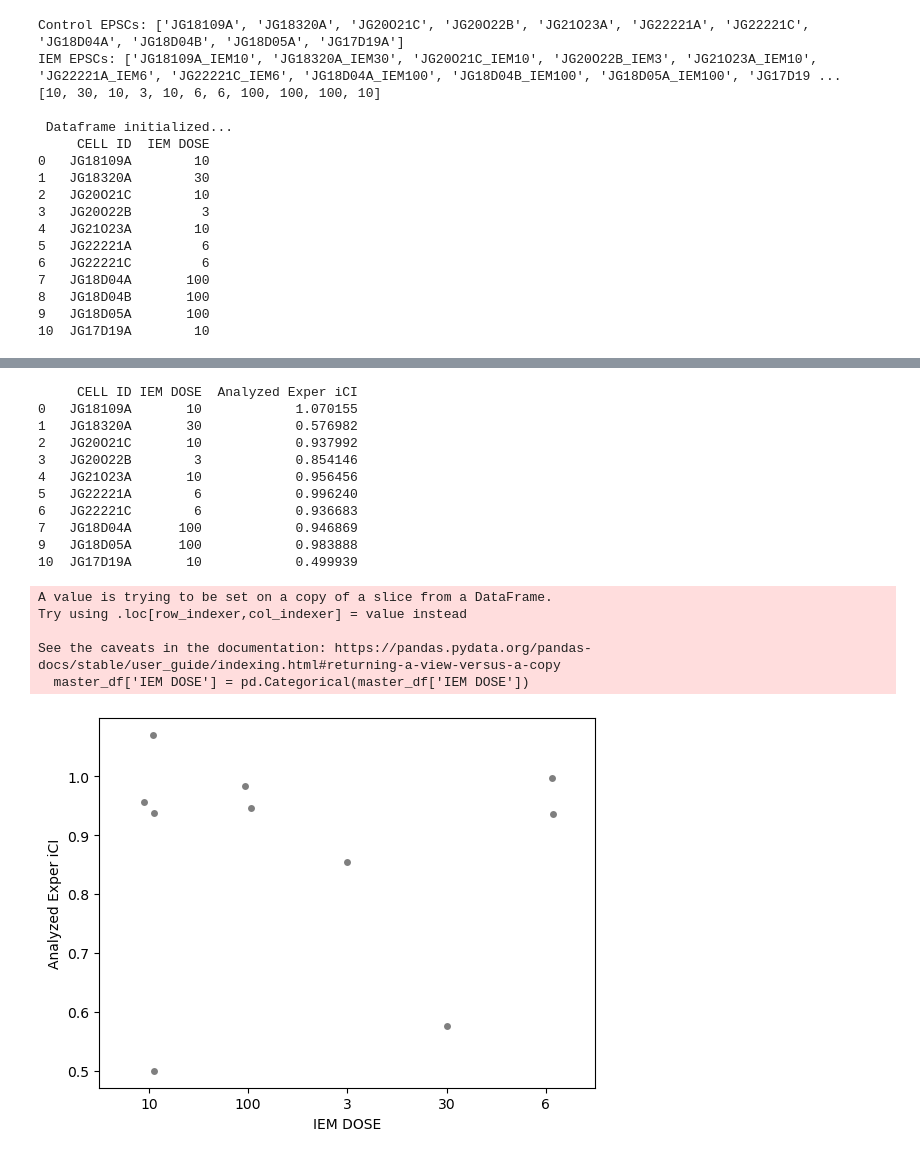
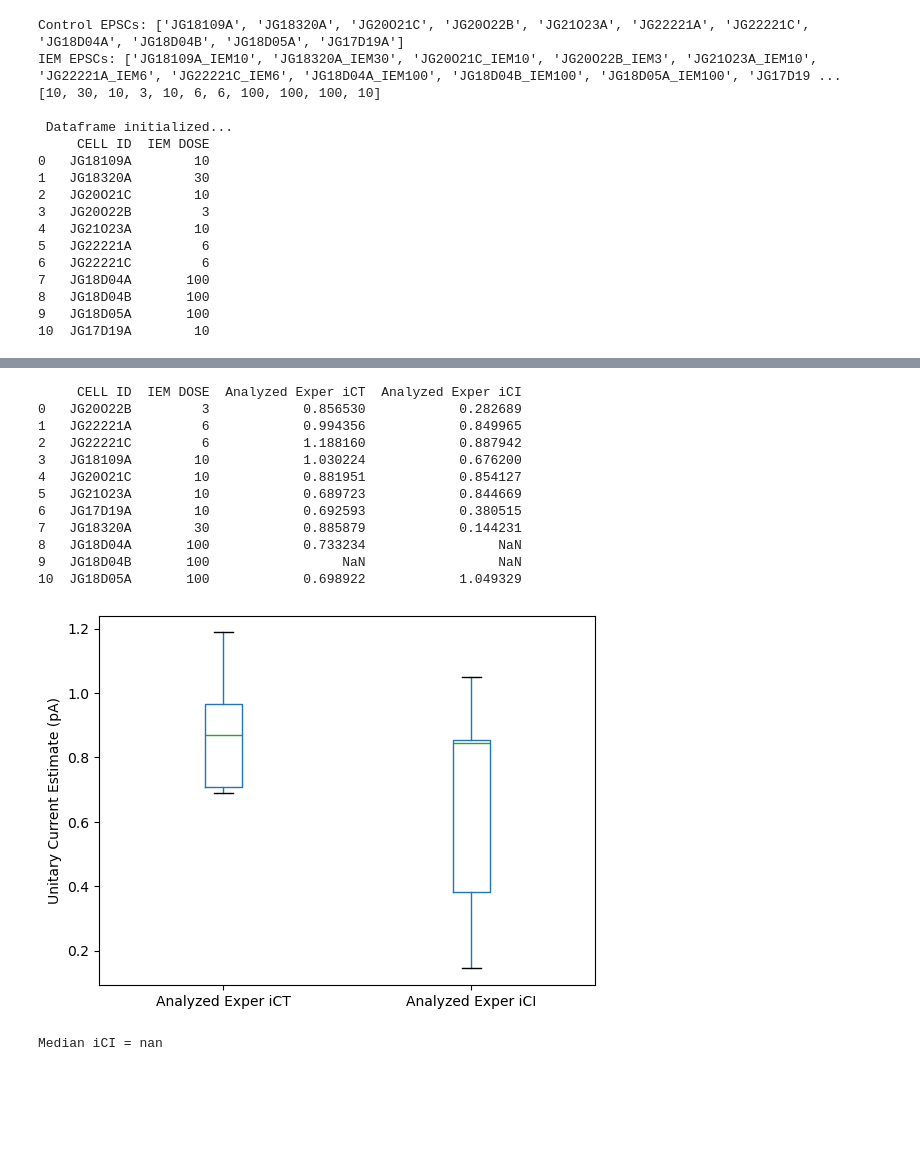
Before and after one commit to jawadmona22/Python-EPSC-NSFA-Pipeline, a Jupyter notebook: Extracting Calcium Permeable Info.ipynb, the cells around one changed output, grey strips where cells are left out. Cells and saved outputs as stored; diff of their text form; code cells hidden in the pictures; blank space fills up the shorter version.

```diff
--- a/Extracting Calcium Permeable Info.ipynb
+++ b/Extracting Calcium Permeable Info.ipynb
@@ -544,6 +484,7 @@ for file_path in excel_files:
 
 
     # Compute rise times
+    print(df)
     rise_times = rise_times_histogram_creator(df, "/", sampling_rate=0.01, plt_show=True)
     print(rise_times)
 
@@ -577,7 +518,7 @@ for file_path in excel_files:
         for i, category in enumerate(bin_categories, start=1):
             # Get columns that fall into this bin
             cols_in_bin = rise_times.index[binned == category]
-            if len(cols_in_bin) > 100:
+            if len(cols_in_bin) > 20:
                 subset = df.loc[:, cols_in_bin]
 
 
@@ -971,7 +796,7 @@ and
 
 '''
 control_path = r'C:\Users\j.mona\Documents\GitHub\Python-EPSC-NSFA-Pipeline\data-files\Control_Experimental_EPSCs_Juan_Jan12.xlsx'
-control_epscs = pd.ExcelFile(control_path) #The last 3 don't have that
+control_epscs = pd.ExcelFile(control_path) #The last 3 don't have that, removed manually
 print(f"Control EPSCs: {control_epscs.sheet_names}")
 
 IEM_path = r'C:\Users\j.mona\Documents\GitHub\Python-EPSC-NSFA-Pipeline\data-files\IEM_Data\IEM_EPSCs_Jan12.xlsx'
@@ -991,6 +816,12 @@ master_df["IEM DOSE"] = IEM_dose_list
 
 print("\n Dataframe initialized...")
 print(master_df)
+
+sorted_master_df = (
+    master_df
+    .sort_values(by="IEM DOSE", ascending=True)
+    .reset_index(drop=True)
+)
 # %% [output]
 Control EPSCs: ['JG18109A', 'JG18320A', 'JG20O21C', 'JG20O22B', 'JG21O23A', 'JG22221A', 'JG22221C', 'JG18D04A', 'JG18D04B', 'JG18D05A', 'JG17D19A']
 IEM EPSCs: ['JG18109A_IEM10', 'JG18320A_IEM30', 'JG20O21C_IEM10', 'JG20O22B_IEM3', 'JG21O23A_IEM10', 'JG22221A_IEM6', 'JG22221C_IEM6', 'JG18D04A_IEM100', 'JG18D04B_IEM100', 'JG18D05A_IEM100', 'JG17D19 ...
@@ -1228,28 +1120,32 @@ Trace shape: (299, 582)
 # %%
 import seaborn as sns
-master_df["Analyzed Exper iCI"] = control_cell_i_list
-master_df = master_df.dropna()
-print(master_df)
 
-master_df['IEM DOSE'] = pd.Categorical(master_df['IEM DOSE'])
-sns.stripplot(data=master_df, x='IEM DOSE', y='Analyzed Exper iCI', color='black', alpha=0.5)
+sorted_master_df["Analyzed Exper iCT"] = control_cell_i_list
+sorted_master_df["Analyzed Exper iCI"] = IEM_cell_i_list
+print(sorted_master_df)
+boxplot = sorted_master_df.boxplot(column=['Analyzed Exper iCT','Analyzed Exper iCI'])
+plt.grid(False)
+# boxplot = sorted_master_df.boxplot(column=['Analyzed Exper iCI'])
+plt.ylabel("Unitary Current Estimate (pA)")
+plt.show()
 
-plt.show()
+
+sorted_master_df['IEM DOSE'] = pd.Categorical(sorted_master_df['IEM DOSE'])
+# sns.stripplot(data=sorted_master_df, x='IEM DOSE', y='Analyzed Exper iCI', color='black', alpha=0.5)
+
+print(f"Median iCI = {np.median(sorted_master_df["Analyzed Exper iCI"])}")
 # %% [output]
-     CELL ID IEM DOSE  Analyzed Exper iCI
-0   JG18109A       10            1.070155
-1   JG18320A       30            0.576982
-2   JG20O21C       10            0.937992
-3   JG20O22B        3            0.854146
-4   JG21O23A       10            0.956456
-5   JG22221A        6            0.996240
-6   JG22221C        6            0.936683
-7   JG18D04A      100            0.946869
-9   JG18D05A      100            0.983888
-10  JG17D19A       10            0.499939
+     CELL ID  IEM DOSE  Analyzed Exper iCT  Analyzed Exper iCI
+0   JG20O22B         3            0.856530            0.282689
+1   JG22221A         6            0.994356            0.849965
+2   JG22221C         6            1.188160            0.887942
+3   JG18109A        10            1.030224            0.676200
+4   JG20O21C        10            0.881951            0.854127
+5   JG21O23A        10            0.689723            0.844669
+6   JG17D19A        10            0.692593            0.380515
+7   JG18320A        30            0.885879            0.144231
+8   JG18D04A       100            0.733234                 NaN
+9   JG18D04B       100                 NaN                 NaN
+10  JG18D05A       100            0.698922            1.049329
+[figure, new version]
-A value is trying to be set on a copy of a slice from a DataFrame.
-Try using .loc[row_indexer,col_indexer] = value instead
-
-See the caveats in the documentation: https://pandas.pydata.org/pandas-docs/stable/user_guide/indexing.html#returning-a-view-versus-a-copy
-  master_df['IEM DOSE'] = pd.Categorical(master_df['IEM DOSE'])
+Median iCI = nan
-[figure, old version]
```
Also changed, not shown: parts of 19 cells of this notebook, 3 other files.
